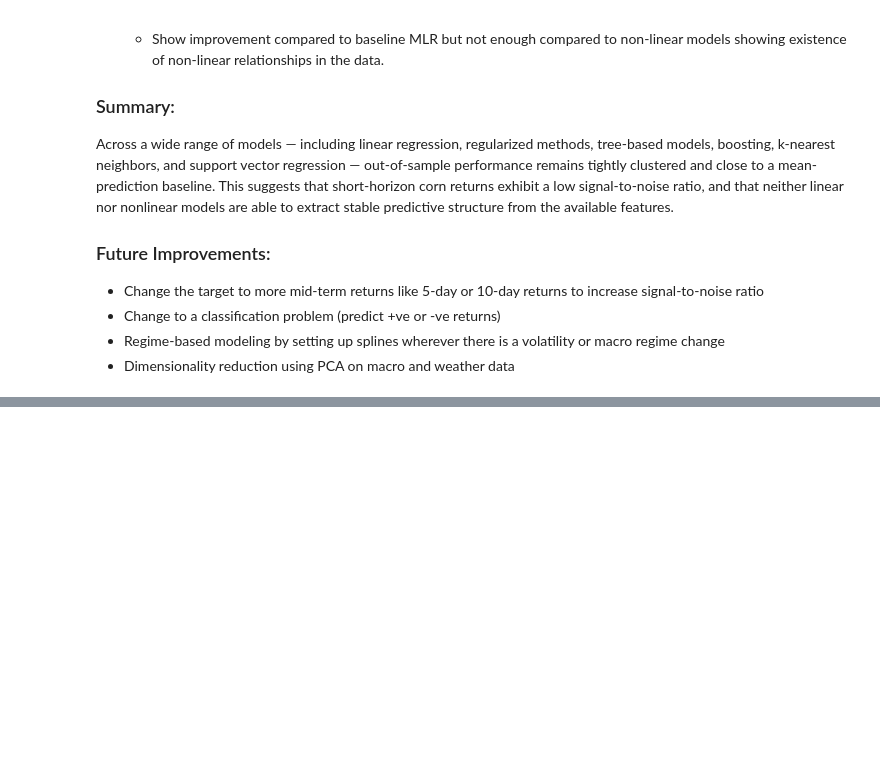
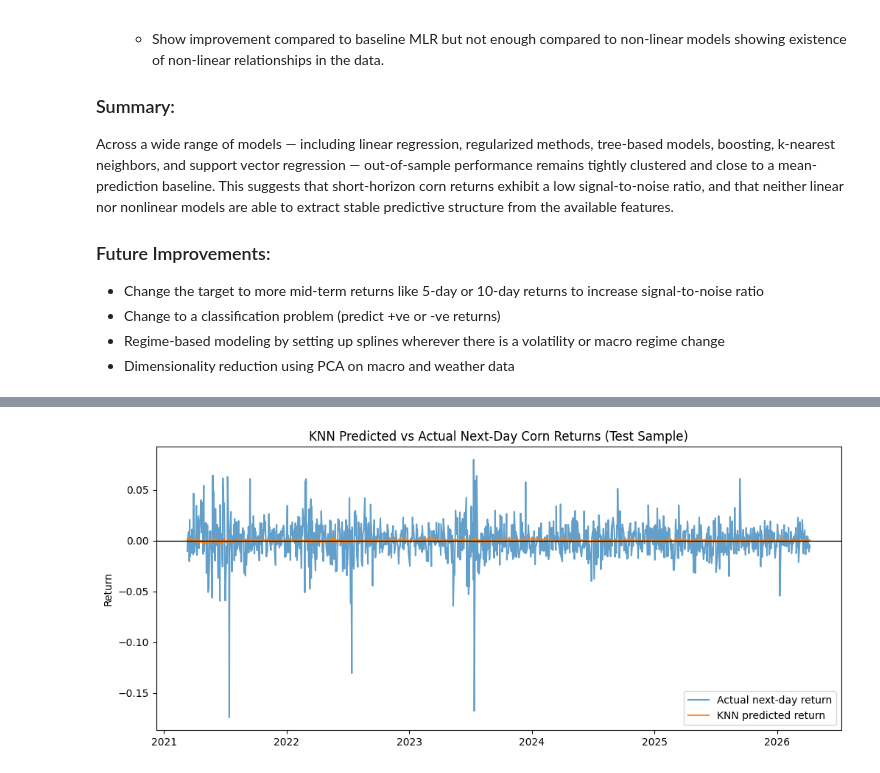
Before and after one commit to aryasalian/ECON-573-Research-Project, a Jupyter notebook: model.ipynb, the cells around one changed output, grey strips where cells are left out. Saved outputs shown, nothing was run; the diff lists cells and outputs as text; code cells hidden in the pictures; blank space fills up the shorter version.

Commit message:
Hedge test added

```diff
--- a/model.ipynb
+++ b/model.ipynb
@@ -931,0 +949,22 @@ Across a wide range of models — including linear regression, regularized metho
+# %%
+import pandas as pd
+import numpy as np
+import matplotlib.pyplot as plt
+
+best_knn.fit(X_train, y_train)
+knn_preds = model.predict(X_test)
+plot_df = pd.DataFrame({
+    "actual_ret": y_test.values,
+    "pred_ret": knn_preds
+}, index=y_test.index)
+
+plt.figure(figsize=(12,5))
+plt.plot(plot_df.index, plot_df["actual_ret"], label="Actual next-day return", alpha=0.7)
+plt.plot(plot_df.index, plot_df["pred_ret"], label="KNN predicted return", alpha=0.9)
+plt.axhline(0, color="black", linewidth=1)
+plt.legend()
+plt.title("KNN Predicted vs Actual Next-Day Corn Returns (Test Sample)")
+plt.ylabel("Return")
+plt.show()
+# %% [output]
+[figure, added]
```
Also changed, not shown: parts of 2 cells of this notebook.
